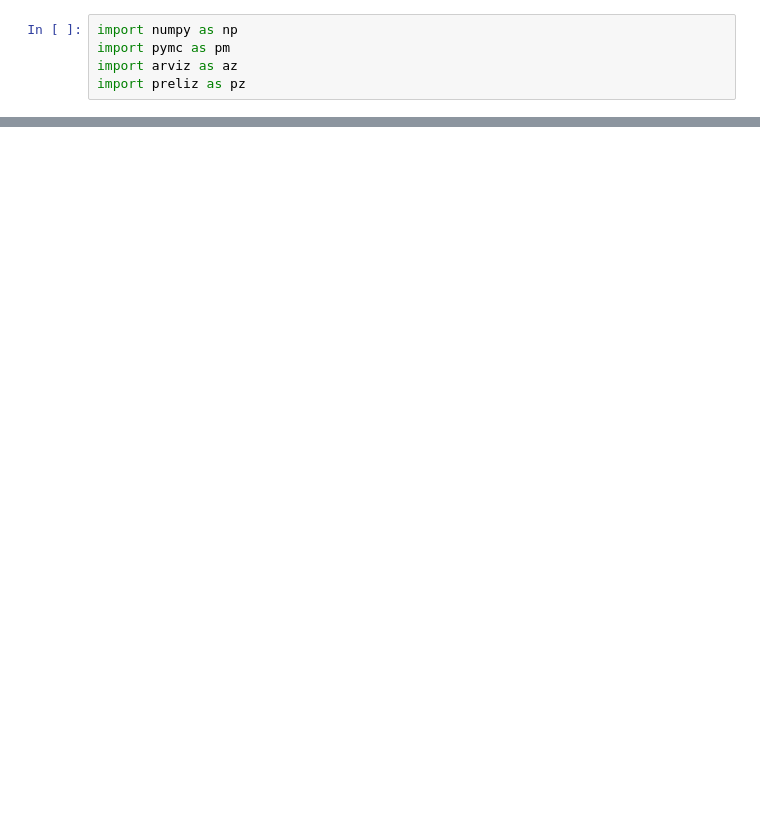
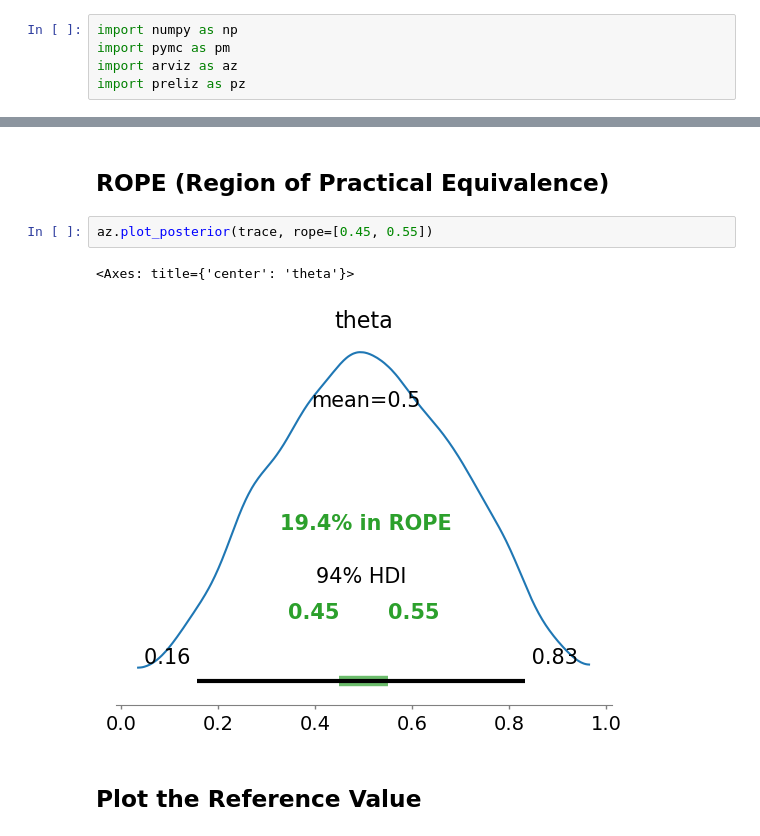
Before and after one commit to joy-bagchi/BayesianAnalysis_MartinOsvaldo, a Jupyter notebook: notebooks/Chapter-2 Programming Probabilistically.ipynb, the cells around one changed output, grey strips where cells are left out. Cells and saved outputs as stored; diff of their text form; blank space fills up the shorter version.

```diff
--- a/notebooks/Chapter-2 Programming Probabilistically.ipynb
+++ b/notebooks/Chapter-2 Programming Probabilistically.ipynb
@@ -50,0 +56,9 @@ az.plot_posterior(trace, ref_val=0.5)
+# %% [markdown]
+## ROPE (Region of Practical Equivalence)
+# %%
+az.plot_posterior(trace, rope=[0.45, 0.55])
+# %% [output]
+<Axes: title={'center': 'theta'}>
+[figure, added]
+# %% [markdown]
+## Plot the Reference Value
```
Also changed, not shown: parts of 10 cells of this notebook.
